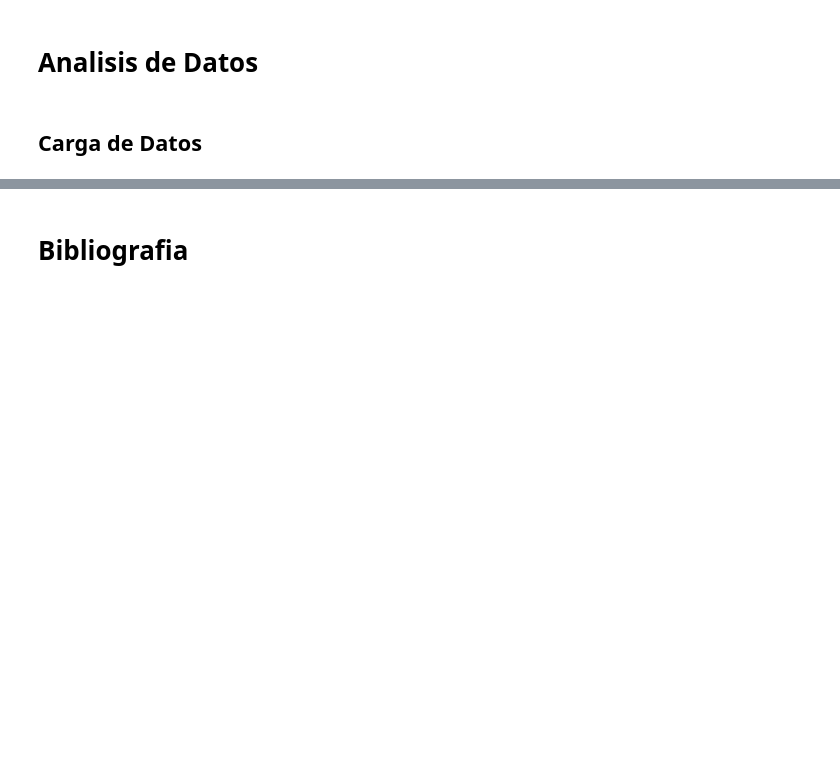
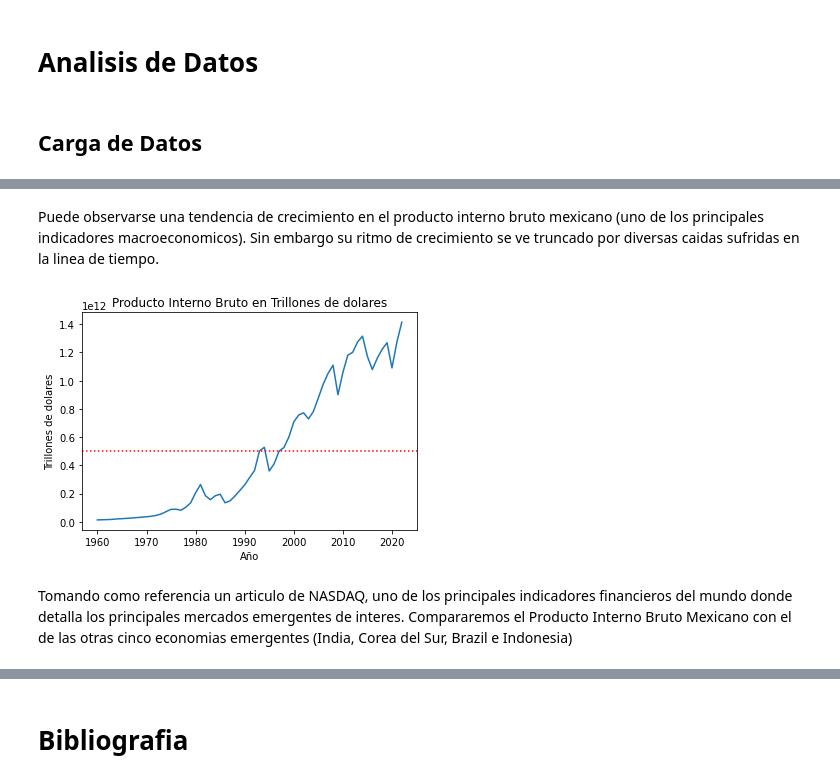
Before and after one commit to OctavioPB/Data-Analyst-Projects, a Jupyter notebook: InversionExtranjeraDirecta2023/Inversion Extranjera Directa en Mexico 2023.ipynb, the cells around one changed output, grey strips where cells are left out. Cells and saved outputs as stored; diff of their text form; code cells hidden in the pictures; blank space fills up the shorter version.

```diff
--- a/InversionExtranjeraDirecta2023/Inversion Extranjera Directa en Mexico 2023.ipynb
+++ b/InversionExtranjeraDirecta2023/Inversion Extranjera Directa en Mexico 2023.ipynb
@@ -33,0 +34,9 @@ from matplotlib import pyplot
+# %%
+# Funciones de Graficacion
+def graficar(titulo, xlabel, ylabel, ejex, ejey):
+    plt.plot(ejex, ejey)
+    plt.axhline(y = ejey.mean(), linestyle = 'dotted', color = 'red') # Linea de promedio
+    plt.title(titulo)
+    plt.xlabel(xlabel)
+    plt.ylabel(ylabel)
+    plt.show()
@@ -33,0 +47,6 @@ from matplotlib import pyplot
+# %%
+# Producto Interno Bruto por pais en Millones de Pesos
+
+PIB = pd.read_csv('IED\WBORG_PIB.csv', sep = ',')
+PIB = PIB.drop(columns = ['Indicator Name', 'Indicator Code'])
+PIB.tail()
@@ -33,0 +61,10 @@ from matplotlib import pyplot
+# %%
+# Limpieza y organizacion para Datos de Mexico
+# https://data.worldbank.org/indicator/NY.GDP.MKTP.CD?end=2022&locations=MX&start=1993
+
+PIB_Mexico = PIB.loc[PIB['Country Code'] == 'MEX', '1960':'2022']
+PIB_Mexico = PIB_Mexico.T
+PIB_Mexico.reset_index(inplace=True)
+PIB_Mexico.columns = ['Año', 'GDP']
+PIB_Mexico['Año'] = pd.to_numeric(PIB_Mexico['Año'], errors='coerce')
+PIB_Mexico.tail()
@@ -33,0 +78,8 @@ from matplotlib import pyplot
+# %% [markdown]
+Puede observarse una tendencia de crecimiento en el producto interno bruto mexicano (uno de los principales indicadores macroeconomicos). Sin embargo su ritmo de crecimiento se ve truncado por diversas caidas sufridas en la linea de tiempo.
+# %%
+graficar("Producto Interno Bruto en Trillones de dolares", "Año", "Trillones de dolares", PIB_Mexico['Año'], PIB_Mexico['GDP'])
+# %% [output]
+[figure, added]
+# %% [markdown]
+Tomando como referencia un articulo de NASDAQ, uno de los principales indicadores financieros del mundo donde detalla los principales mercados emergentes de interes. Compararemos el Producto Interno Bruto Mexicano con el de las otras cinco economias emergentes (India, Corea del Sur, Brazil e Indonesia)
```
Also changed, not shown: parts of 32 cells of this notebook, 2 other files.
